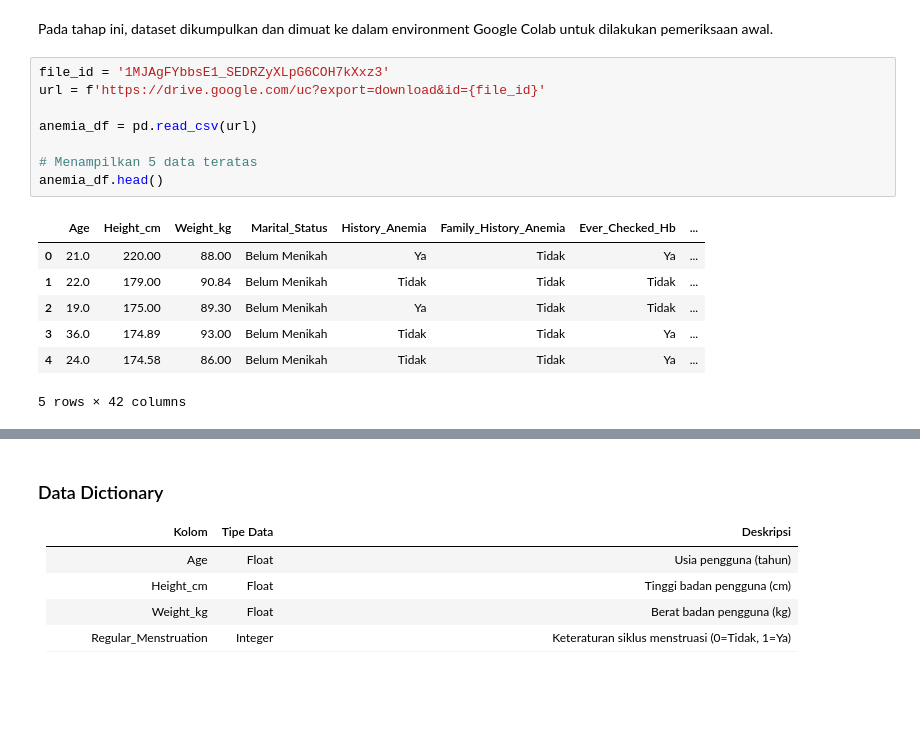
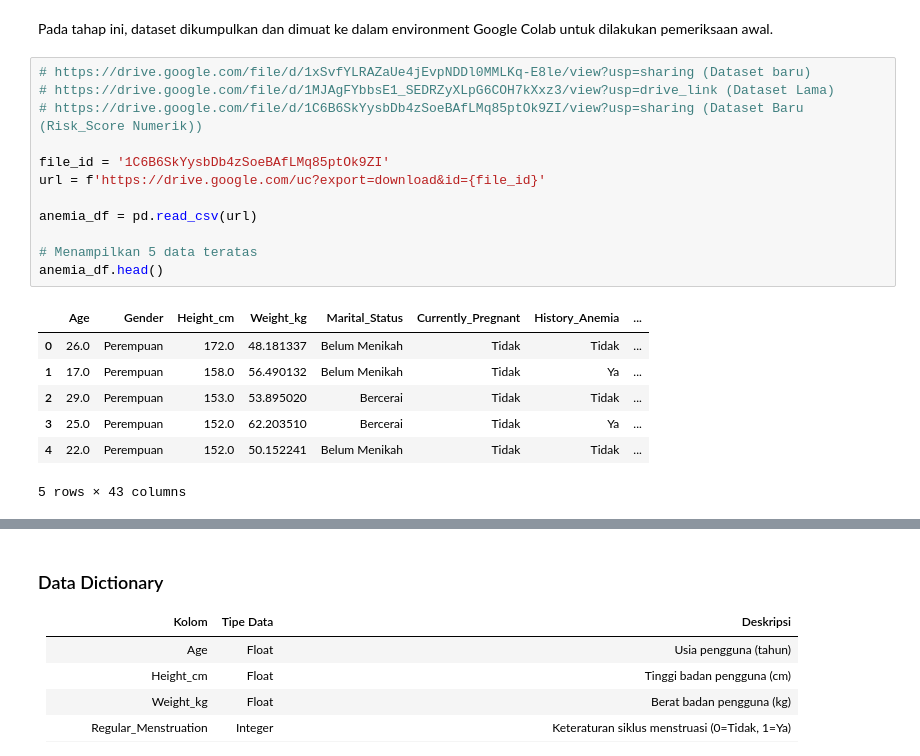
Before and after one commit to PriadiCuanda-231401058/Capstone-Project-Eye-Nemia, a Jupyter notebook: Eye_nemia.ipynb, the cells around one changed output, grey strips where cells are left out. Cells and saved outputs as stored; diff of their text form; blank space fills up the shorter version.

```diff
--- a/Eye_nemia.ipynb
+++ b/Eye_nemia.ipynb
@@ -45,21 +45,25 @@ Tahapan utama meliputi:
 # %% [markdown]
 Pada tahap ini, dataset dikumpulkan dan dimuat ke dalam environment Google Colab untuk dilakukan pemeriksaan awal.
 # %%
-file_id = '1MJAgFYbbsE1_SEDRZyXLpG6COH7kXxz3'
+# https://drive.google.com/file/d/1xSvfYLRAZaUe4jEvpNDDl0MMLKq-E8le/view?usp=sharing (Dataset baru)
+# https://drive.google.com/file/d/1MJAgFYbbsE1_SEDRZyXLpG6COH7kXxz3/view?usp=drive_link (Dataset Lama)
+# https://drive.google.com/file/d/1C6B6SkYysbDb4zSoeBAfLMq85ptOk9ZI/view?usp=sharing (Dataset Baru (Risk_Score Numerik))
+
+file_id = '1C6B6SkYysbDb4zSoeBAfLMq85ptOk9ZI'
 url = f'https://drive.google.com/uc?export=download&id={file_id}'
 
 anemia_df = pd.read_csv(url)
 
 # Menampilkan 5 data teratas
 anemia_df.head()
 # %% [output]
-|  | Age | Height_cm | Weight_kg | Marital_Status | History_Anemia | Family_History_Anemia | Ever_Checked_Hb | ... |
-| 0 | 21.0 | 220.00 | 88.00 | Belum Menikah | Ya | Tidak | Ya | ... |
-| 1 | 22.0 | 179.00 | 90.84 | Belum Menikah | Tidak | Tidak | Tidak | ... |
-| 2 | 19.0 | 175.00 | 89.30 | Belum Menikah | Ya | Tidak | Tidak | ... |
-| 3 | 36.0 | 174.89 | 93.00 | Belum Menikah | Tidak | Tidak | Ya | ... |
-| 4 | 24.0 | 174.58 | 86.00 | Belum Menikah | Tidak | Tidak | Ya | ... |
+|  | Age | Gender | Height_cm | Weight_kg | Marital_Status | Currently_Pregnant | History_Anemia | ... |
+| 0 | 26.0 | Perempuan | 172.0 | 48.181337 | Belum Menikah | Tidak | Tidak | ... |
+| 1 | 17.0 | Perempuan | 158.0 | 56.490132 | Belum Menikah | Tidak | Ya | ... |
+| 2 | 29.0 | Perempuan | 153.0 | 53.895020 | Bercerai | Tidak | Tidak | ... |
+| 3 | 25.0 | Perempuan | 152.0 | 62.203510 | Bercerai | Tidak | Ya | ... |
+| 4 | 22.0 | Perempuan | 152.0 | 50.152241 | Belum Menikah | Tidak | Tidak | ... |
-5 rows × 42 columns
+5 rows × 43 columns
 # %%
 # Melihat ukuran dataset
 print(f'Jumlah baris: {anemia_df.shape[0]}')
```
Also changed, not shown: parts of 53 cells of this notebook.
